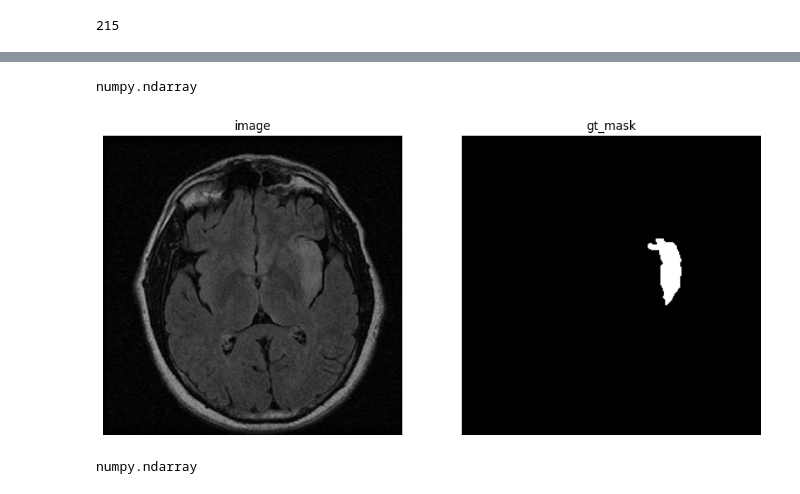
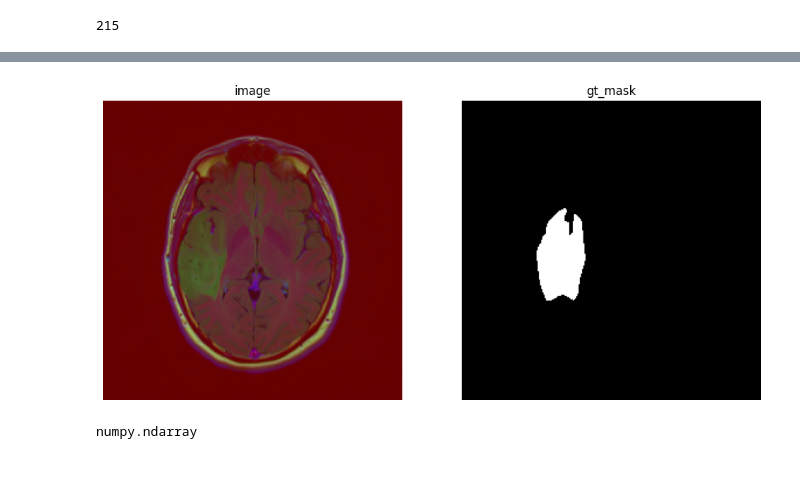
Before and after one commit to SalimFares4/Active-Learning-Segmentation, a Jupyter notebook: scripts/notebooks/01-Annotation.ipynb, the cells around one changed output, grey strips where cells are left out. Drawn from its saved outputs; the diff is of its cells as text; code cells hidden in the pictures.

```diff
--- a/scripts/notebooks/01-Annotation.ipynb
+++ b/scripts/notebooks/01-Annotation.ipynb
@@ -66,4 +65,0 @@ idx +=1
-# %%
-type(oracle)
-# %% [output]
-numpy.ndarray
@@ -70,17 +70,18 @@ numpy.ndarray
 # %%
 # i = np.random.randint(1, len(df))
-i=5
+i=1
 import supervision as sv
 
 image = cv2.imread(df["images"][i])
 gt_mask = cv2.imread(df["masks"][i])
+# gt_mask = np.sum(gt_mask, axis=2)
 sv.plot_images_grid(
-    images=[image, gt_mask],
+    images=[image, gt_mask[:, :, 0]],
     grid_size=(1, 2),
     titles=['image', 'gt_mask']
 )
 # %% [output]
-[figure, old version]
+[figure, new version]
 # %%
 type(gt_mask)
 # %% [output]
```
Also changed, not shown: parts of 41 cells of this notebook, 21 other files.
